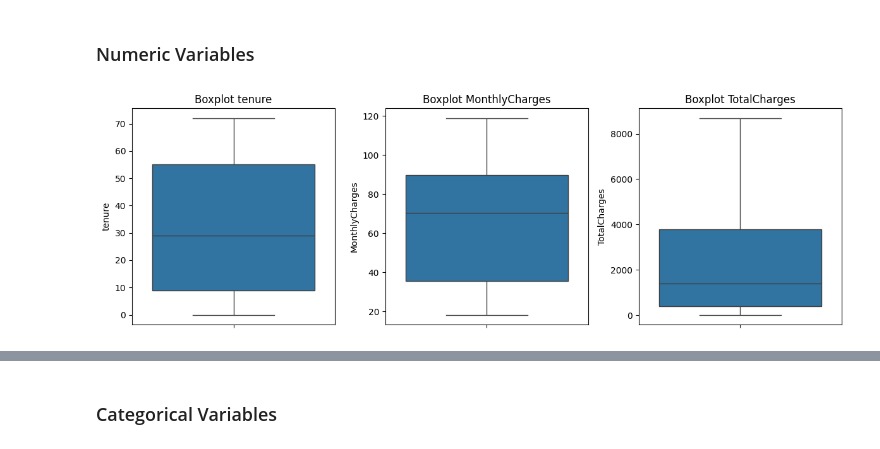
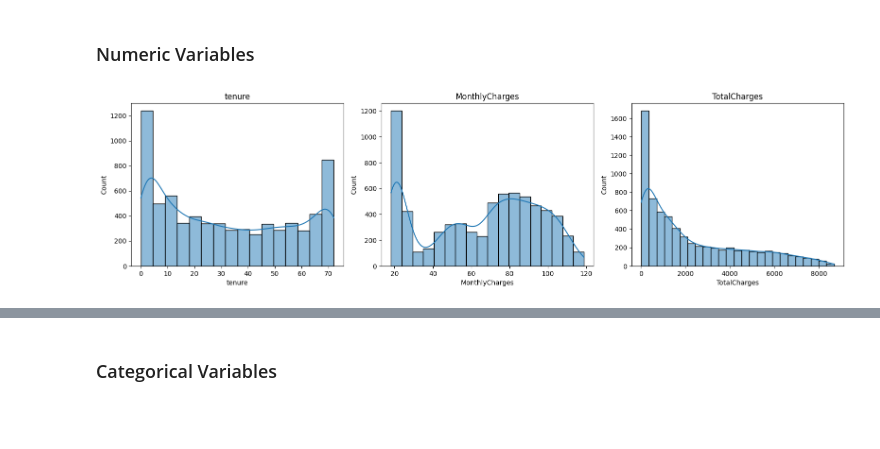
Before and after one commit to AcilRestu12/telco-customer-churn, a Jupyter notebook: code/Main.ipynb, the cells around one changed output, grey strips where cells are left out. Cells and saved outputs as stored; diff of their text form; code cells hidden in the pictures; blank space fills up the shorter version.

```diff
--- a/code/Main.ipynb
+++ b/code/Main.ipynb
@@ -13,7 +22,7 @@ from scipy.stats import chi2_contingency
 ## Load Dataset
 # %%
 # Membaca dataset
-df = pd.read_csv("..\data\Odyssey 1  Data Set - Telco Data.csv")
+df = pd.read_csv("D:\Job Hunt\Selection\Maknadata\Skill Test\Odyssey 1  Data Set - Telco Data.csv")
 df.head()
 # %% [output]
 |  | customerID | gender | SeniorCitizen | Partner | Dependents | tenure | PhoneService | MultipleLines | ... |
@@ -198,16 +274,13 @@ Passing `palette` without assigning `hue` is deprecated and will be removed in v
 # %% [markdown]
 ### Numeric Variables
 # %%
-# Univariate Analysis for Numerical Variables
-num_features = len(numerical_cols)
-cols = 3
-rows = math.ceil(num_features / cols)
-plt.figure(figsize=(cols * 4, rows * 4))
-for i, column in enumerate(numerical_cols, 1):
-	plt.subplot(rows, cols, i)
-	sns.boxplot(y=column, data=df)
-	plt.title(f'Boxplot {column}')
+# Visualisasi persebaran data untuk feature numerical
+plt.figure(figsize=(16, 8))
+for i, col in enumerate(numerical_cols, 1):
+    plt.subplot((len(numerical_cols) // 3) + 1, 3, i)
+    sns.histplot(df[col], kde=True)
+    plt.title(f"{col}")
 plt.tight_layout()
 plt.show()
 # %% [output]
-[figure, old version]
+[figure, new version]
```
Also changed, not shown: parts of 58 cells of this notebook.
